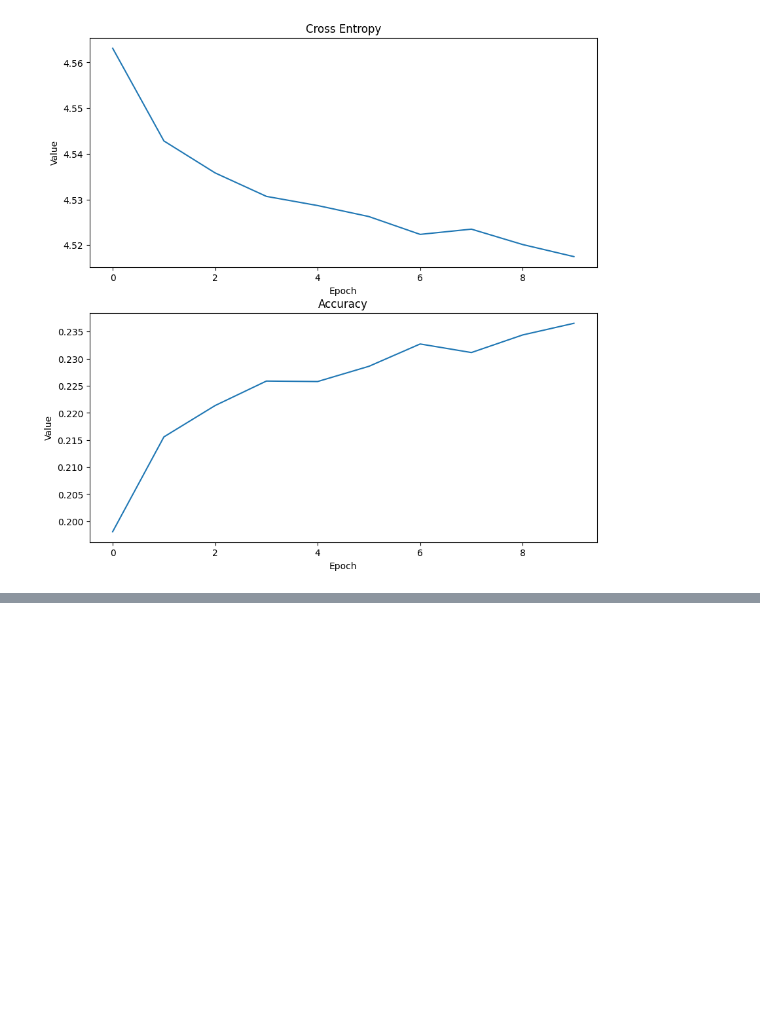
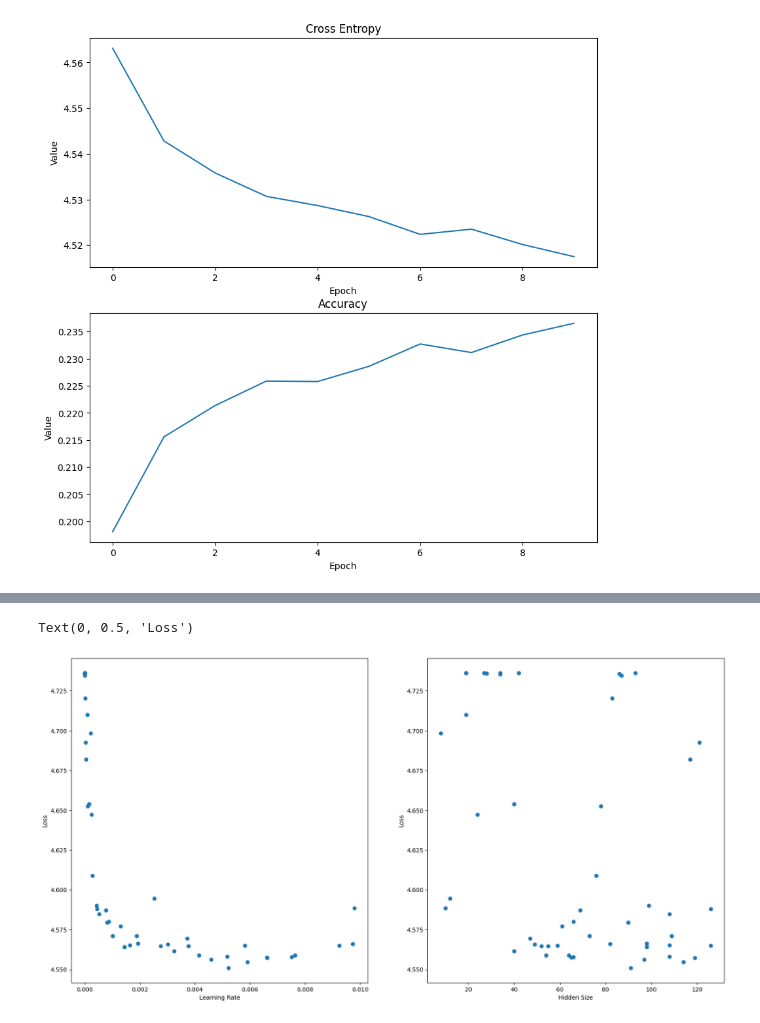
Before and after one commit to ketexon/csm148-spotiflies, a Jupyter notebook: week10_checkin.ipynb, the cells around one changed output, grey strips where cells are left out. Cells and saved outputs as stored; diff of their text form; code cells hidden in the pictures; blank space fills up the shorter version.

Commit message:
added more text

```diff
--- a/week10_checkin.ipynb
+++ b/week10_checkin.ipynb
@@ -349,0 +275,20 @@ Optimum hyperparameters:  {'learning_rate': 0.0052227502858004605, 'hidden_size'
+# %%
+# plots the learning rate vs. loss and hidden size vs. loss
+
+fig, ax = plt.subplots(1, 2, figsize=(20, 10))
+ax[0].scatter(
+    [trial.params["learning_rate"] for trial in study.trials],
+    [trial.value for trial in study.trials]
+)
+ax[0].set_xlabel('Learning Rate')
+ax[0].set_ylabel('Loss')
+
+ax[1].scatter(
+    [trial.params["hidden_size"] for trial in study.trials],
+    [trial.value for trial in study.trials]
+)
+ax[1].set_xlabel('Hidden Size')
+ax[1].set_ylabel('Loss')
+# %% [output]
+Text(0, 0.5, 'Loss')
+[figure, added]
```
Also changed, not shown: parts of 6 cells of this notebook.
